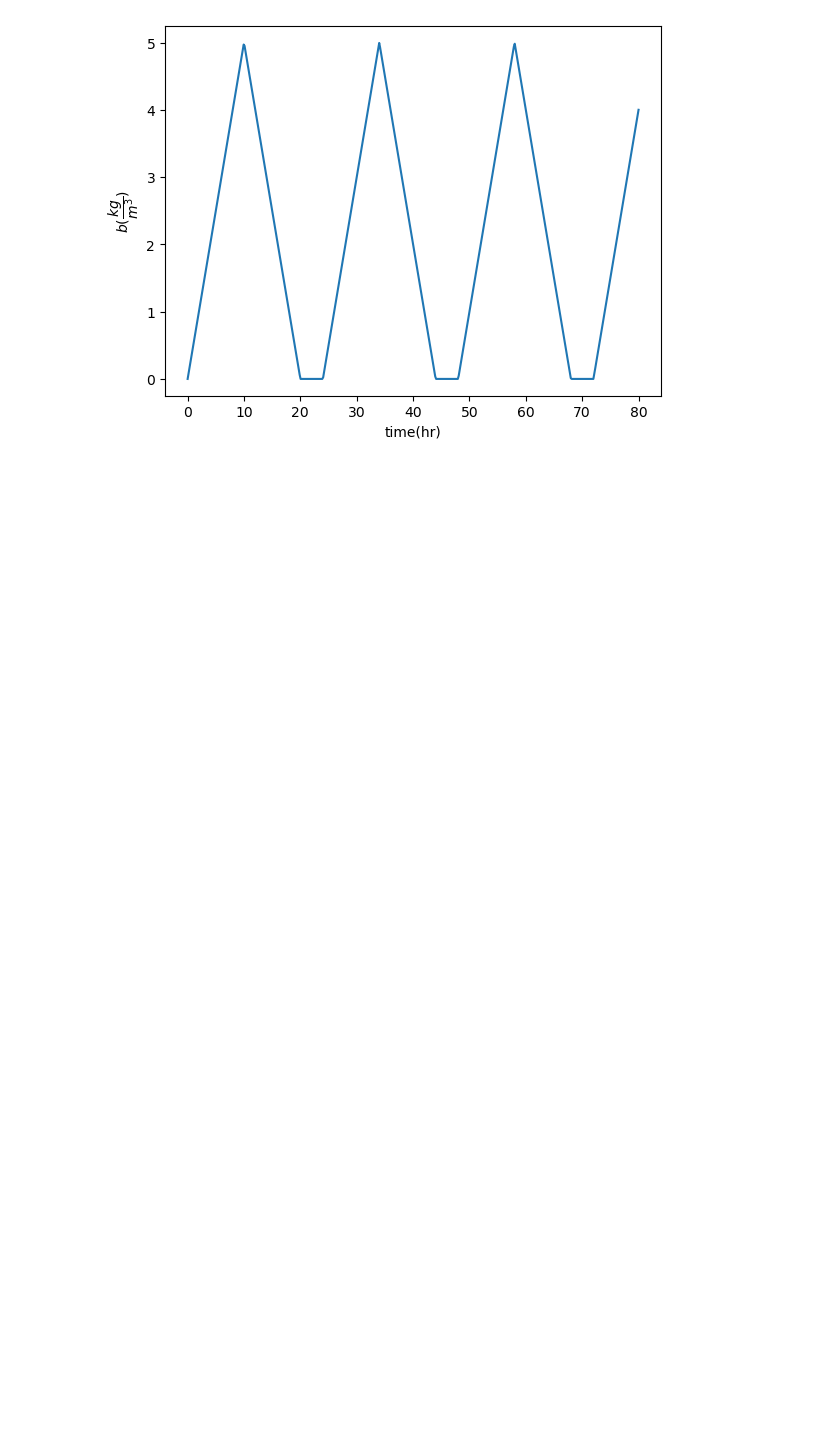
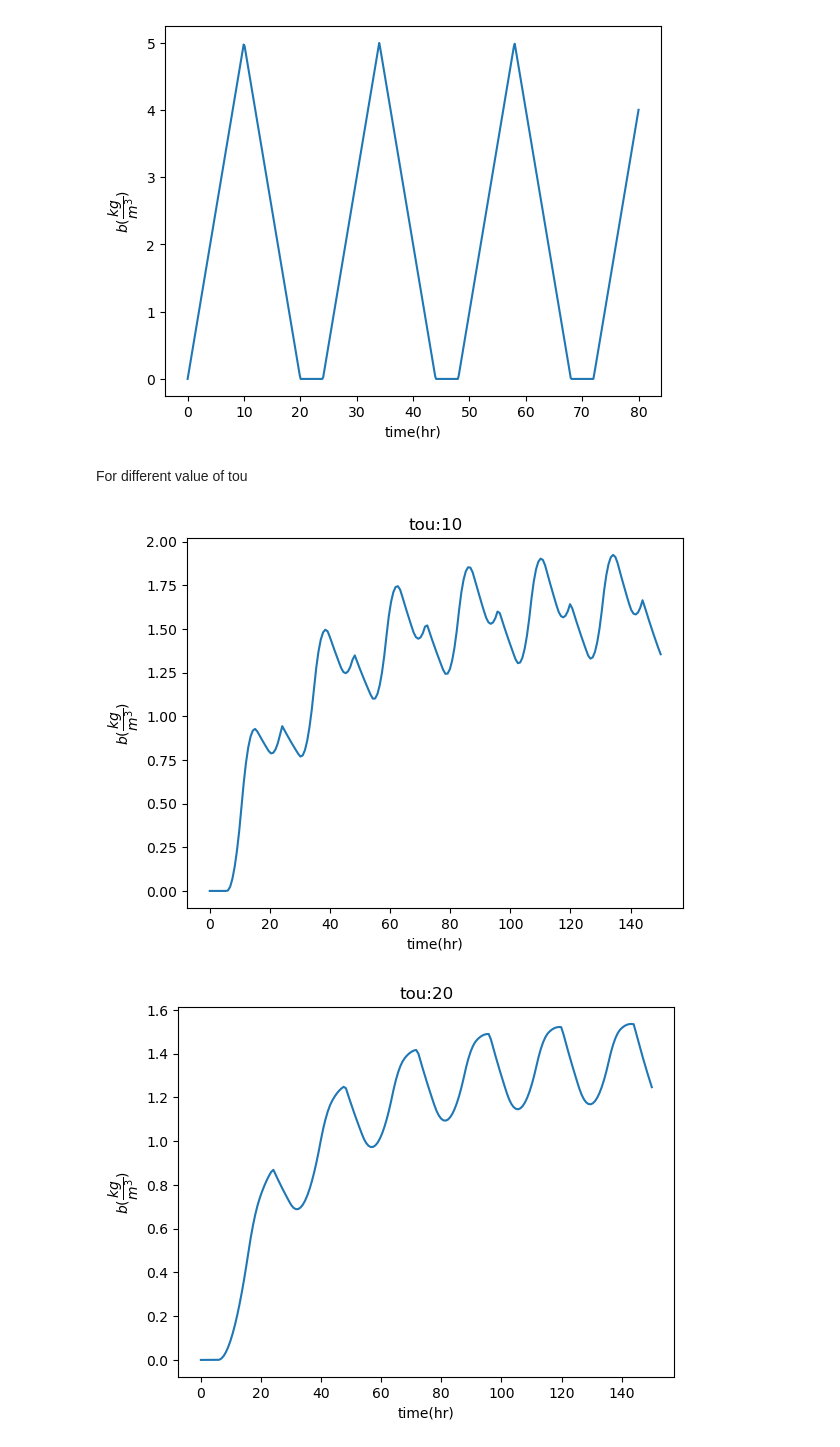
Before and after one commit to sanbuddhacharyas/Epilepsey_PK, a Jupyter notebook: solving_inhomogeneous.ipynb, the cells around one changed output. Drawn from its saved outputs; the diff is of its cells as text; code cells hidden in the pictures; blank space fills up the shorter version.

```diff
--- a/solving_inhomogeneous.ipynb
+++ b/solving_inhomogeneous.ipynb
@@ -153,3 +199,28 @@ plt.ylabel('$b(\dfrac{kg}{m^{3}})$')
 plt.show()
 # %% [output]
 [figure]
+# %% [markdown]
+For different value of tou
+# %%
+%matplotlib inline
+b = 0
+t = np.linspace(0, 150, 200)
+
+for tt in [10, 20, 30, 40, 50]:
+    tou = tt
+
+    b = 0
+    t = np.linspace(0, 150, 200)
+
+    # solve the ODE equation
+    sol = odeint(model, b, t)
+
+    # plot results
+    plt.plot(t, sol)
+    plt.xlabel('time(hr)')
+    plt.ylabel('$b(\dfrac{kg}{m^{3}})$')
+    plt.title(f'tou:{tou}')
+    plt.show()
+# %% [output]
+[figure, added]
+[figure, added]
```
Also changed, not shown: parts of 9 cells of this notebook, 1 other file.
